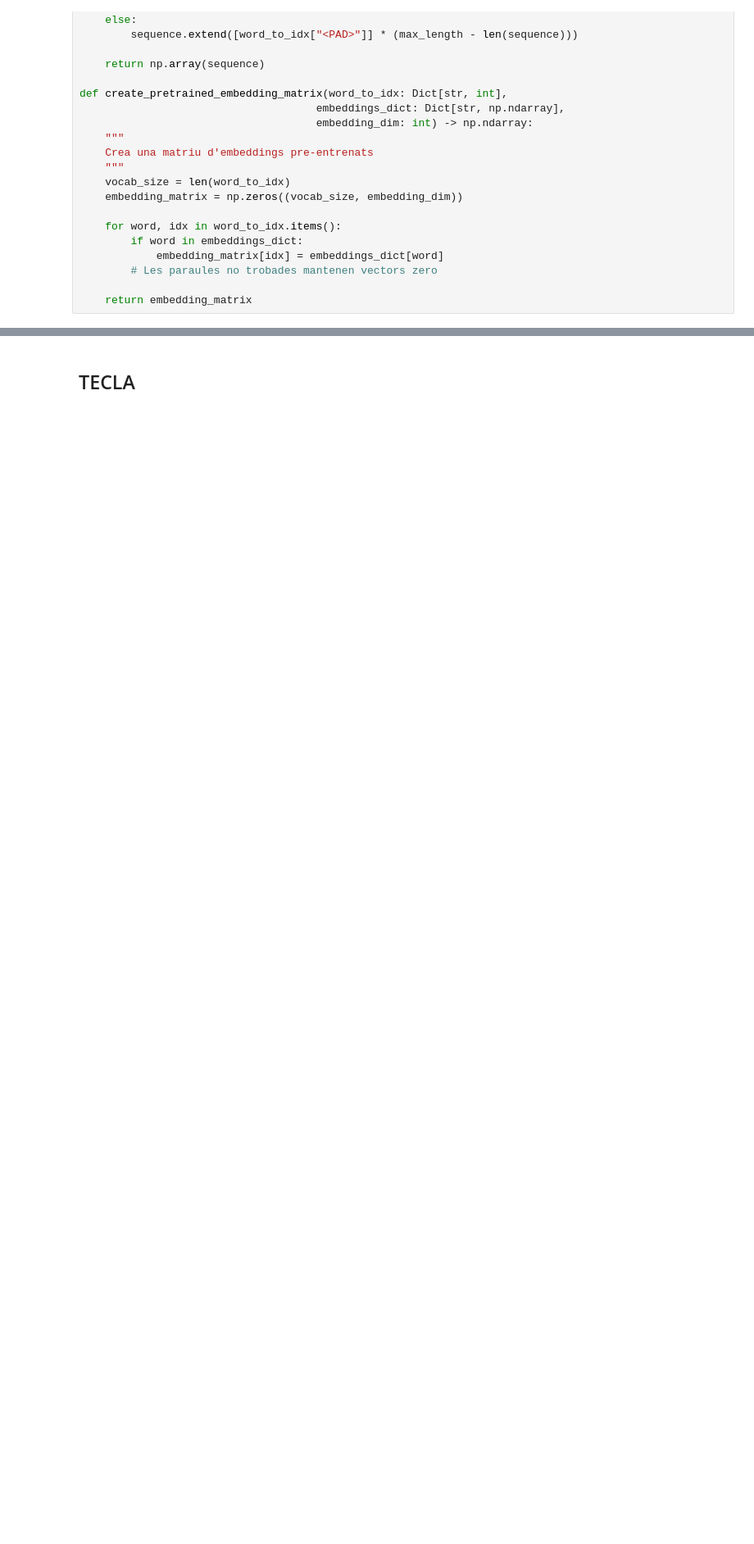
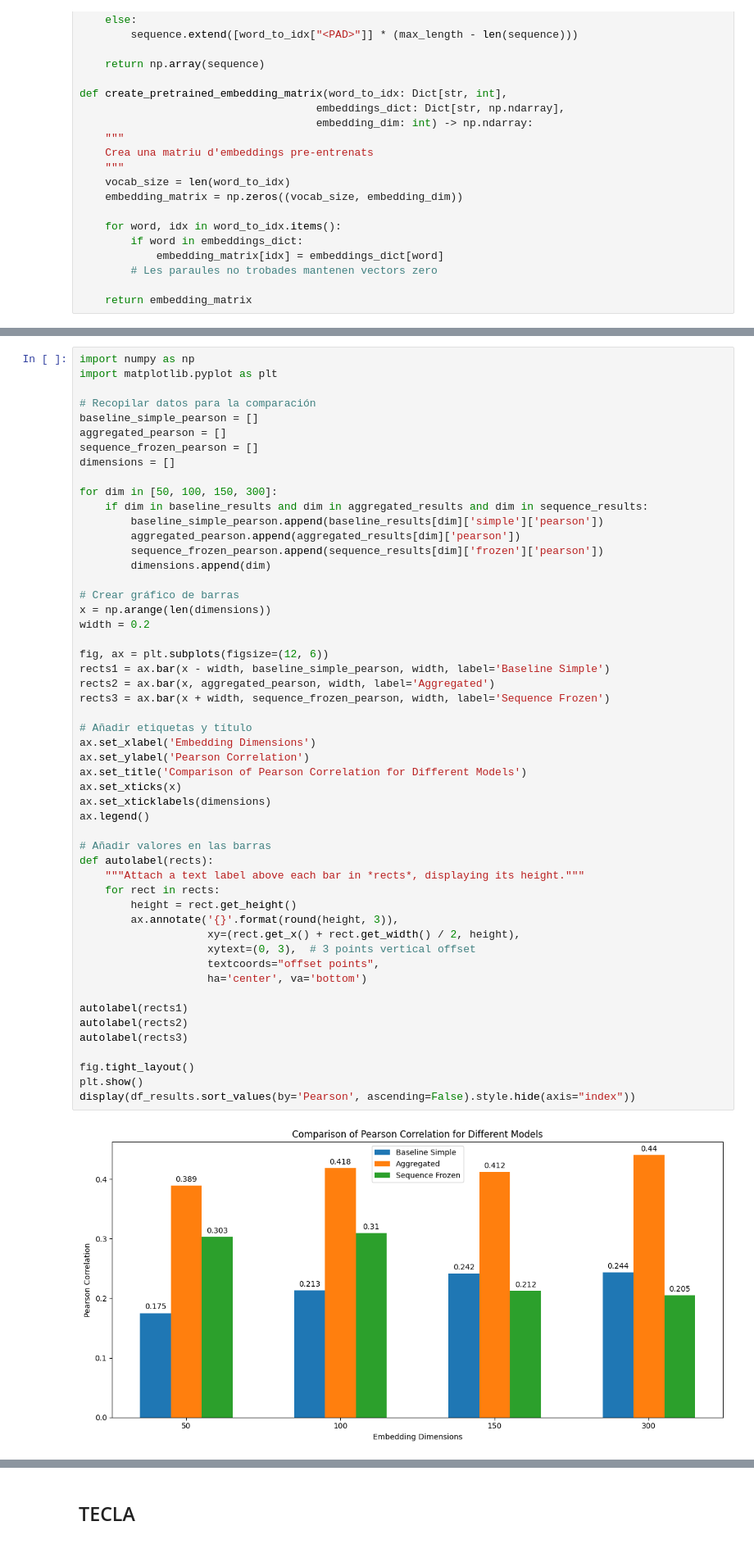
Before and after one commit to EnSergiEsFeo63/PLH-Practica4, a Jupyter notebook: SAM_AQUESTA_ES_LA_BONA.ipynb, the cells around one changed output, grey strips where cells are left out. Shown at 82% size. Drawn from its saved outputs; the diff is of its cells as text; blank space fills up the shorter version.

```diff
--- a/SAM_AQUESTA_ES_LA_BONA.ipynb
+++ b/SAM_AQUESTA_ES_LA_BONA.ipynb
@@ -893,0 +1067,54 @@ Entrenant model amb embeddings aleatoris (300D)...
+# %%
+import numpy as np
+import matplotlib.pyplot as plt
+
+# Recopilar datos para la comparación
+baseline_simple_pearson = []
+aggregated_pearson = []
+sequence_frozen_pearson = []
+dimensions = []
+
+for dim in [50, 100, 150, 300]:
+    if dim in baseline_results and dim in aggregated_results and dim in sequence_results:
+        baseline_simple_pearson.append(baseline_results[dim]['simple']['pearson'])
+        aggregated_pearson.append(aggregated_results[dim]['pearson'])
+        sequence_frozen_pearson.append(sequence_results[dim]['frozen']['pearson'])
+        dimensions.append(dim)
+
+# Crear gráfico de barras
+x = np.arange(len(dimensions))
+width = 0.2
+
+fig, ax = plt.subplots(figsize=(12, 6))
+rects1 = ax.bar(x - width, baseline_simple_pearson, width, label='Baseline Simple')
+rects2 = ax.bar(x, aggregated_pearson, width, label='Aggregated')
+rects3 = ax.bar(x + width, sequence_frozen_pearson, width, label='Sequence Frozen')
+
+# Añadir etiquetas y título
+ax.set_xlabel('Embedding Dimensions')
+ax.set_ylabel('Pearson Correlation')
+ax.set_title('Comparison of Pearson Correlation for Different Models')
+ax.set_xticks(x)
+ax.set_xticklabels(dimensions)
+ax.legend()
+
+# Añadir valores en las barras
+def autolabel(rects):
+    """Attach a text label above each bar in *rects*, displaying its height."""
+    for rect in rects:
+        height = rect.get_height()
+        ax.annotate('{}'.format(round(height, 3)),
+                    xy=(rect.get_x() + rect.get_width() / 2, height),
+                    xytext=(0, 3),  # 3 points vertical offset
+                    textcoords="offset points",
+                    ha='center', va='bottom')
+
+autolabel(rects1)
+autolabel(rects2)
+autolabel(rects3)
+
+fig.tight_layout()
+plt.show()
+display(df_results.sort_values(by='Pearson', ascending=False).style.hide(axis="index"))
+# %% [output]
+[figure, added]
```
Also changed, not shown: parts of 47 cells of this notebook, 1 other file.
